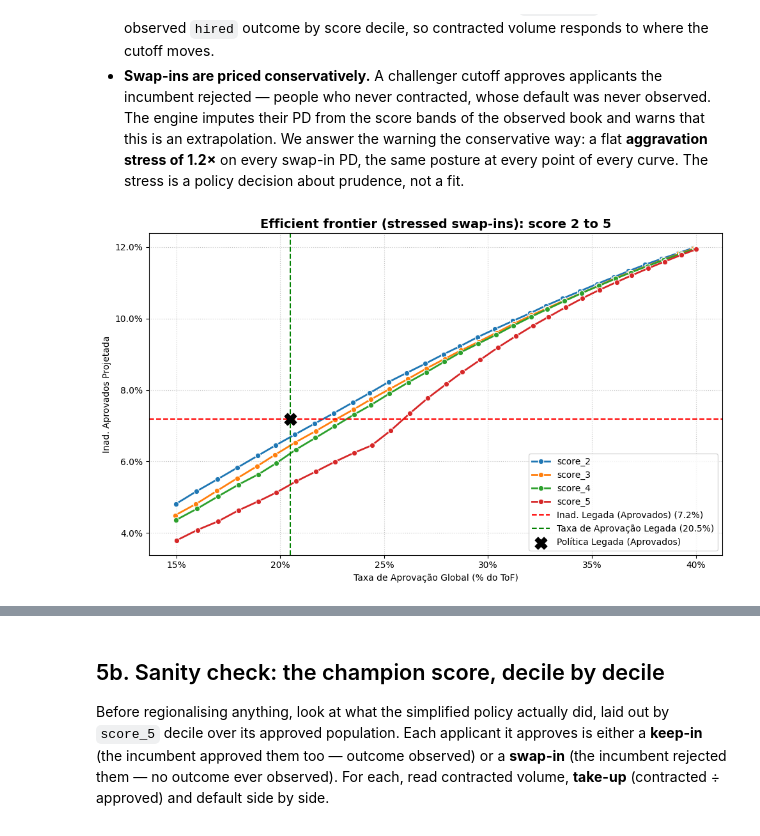
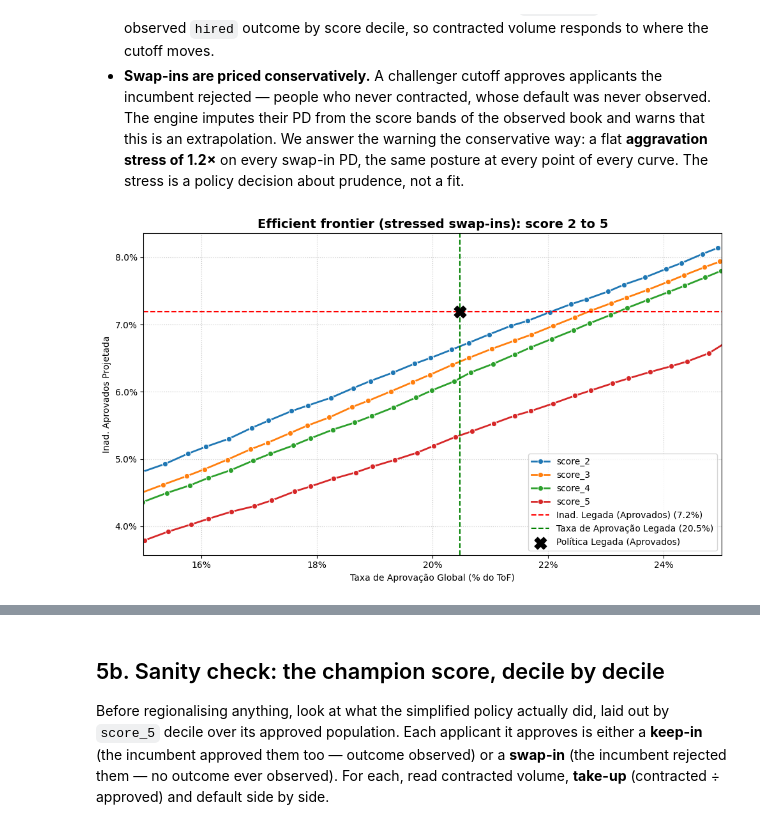
Before and after one commit to matheuspasche/pycreditools, a Jupyter notebook: src/pycreditools/examples/tutorial_masterclass.ipynb, the cells around one changed output, grey strips where cells are left out. Saved outputs shown, nothing was run; the diff lists cells and outputs as text; code cells hidden in the pictures.

```diff
--- a/src/pycreditools/examples/tutorial_masterclass.ipynb
+++ b/src/pycreditools/examples/tutorial_masterclass.ipynb
@@ -189,11 +185,14 @@ base_policy = CreditPolicy(
 )
 
 # Desk-calibrated ceilings: gate the same columns the suggester flagged, at operational
-# thresholds that preserve the incumbent's approval basis.
-BUREAU_CEILINGS = {"vl_negativacao": 1500, "vl_vencido_scr": 3000, "vl_protestos": 500}
-policy_hf = base_policy.filter("Valid CPF", col("cpf_valido") == True)
-for column, ceiling in BUREAU_CEILINGS.items():
-    policy_hf = policy_hf.filter(f"{column} <= {ceiling}", col(column) <= ceiling)
+# thresholds that preserve the incumbent's approval basis. Each shield is its own stage.
+policy_hf = (
+    base_policy
+    .filter("Valid CPF", col("cpf_valido") == True)
+    .filter("Negativation <= 1500", col("vl_negativacao") <= 1500)
+    .filter("SCR arrears <= 3000", col("vl_vencido_scr") <= 3000)
+    .filter("Protests <= 500", col("vl_protestos") <= 500)
+)
 
 policy_legacy_hf = policy_hf.filter("Incumbent score gate", col("legacy_score") >= LEGACY_CUT)
 sim_funnel = policy_legacy_hf.simulate(df_dev, method="analytical")
@@ -238,40 +237,41 @@ AGGRAVATION_BASE = 1.2
 policy_take = policy_hf.rate("Take-up", base_rate=1.0, observed_col="hired", calibrate_by="score")
 policy_tradeoff = policy_take.stress(AGGRAVATION_BASE)
 
-# The decision only lives between ~15% and ~40% approval — below 15% the book is too
-# small to matter, above 40% too loose to underwrite. So the grid is placed *directly*
-# on that band (no sweep-then-discard): translate the two approval bounds into score_5
+# The decision only lives between 15% and 25% approval — below 15% the book is too small
+# to matter, above 25% too loose for this appetite. So the grid is placed *directly* on
+# that band (no sweep-then-discard): translate the two approval bounds into score_5
 # cutoffs off the survivor distribution, then sweep 30 points between them.
-APPROVAL_BAND = (0.15, 0.40)
+APPROVAL_BAND = (0.15, 0.25)
 survivor_scores = df_clean_hf["score_5"].to_numpy()
 
 
 def cutoff_for_approval(target):
     # approval = (survivors with score_5 >= cutoff) / len(df_dev)
     frac_above = target * len(df_dev) / len(survivor_scores)
     return float(np.quantile(survivor_scores, 1 - frac_above))
 
 
 cut_hi_appr = cutoff_for_approval(APPROVAL_BAND[1])  # low cutoff -> high approval
 cut_lo_appr = cutoff_for_approval(APPROVAL_BAND[0])  # high cutoff -> low approval
 cutoffs = np.linspace(cut_hi_appr, cut_lo_appr, 30).astype(int).tolist()
 
 res_list = []
 for i in range(2, 6):
     an = TradeoffAnalyzer(policy_tradeoff).vary_cutoff(f"score_{i}", cutoffs, direction="gte")
     r = an.run(df_dev, parallel=False)
     r["Score_Model"] = f"score_{i}"
     r["Cutoff"] = r[f"score_{i}_cutoff"]
     res_list.append(r)
 res_all = pd.concat(res_list).reset_index(drop=True)
 
-plot_tradeoffs(
+fig = plot_tradeoffs(
     res_all,
     legacy_approval_rate=n_aprov / N,
     legacy_bad_rate=bad_hired,
     title="Efficient frontier (stressed swap-ins): score 2 to 5",
     hue_col="Score_Model",
 )
+fig.axes[0].set_xlim(*APPROVAL_BAND)
 plt.show()
 # %% [output]
-[figure, old version]
+[figure, new version]
```
Also changed, not shown: parts of 26 cells of this notebook.
